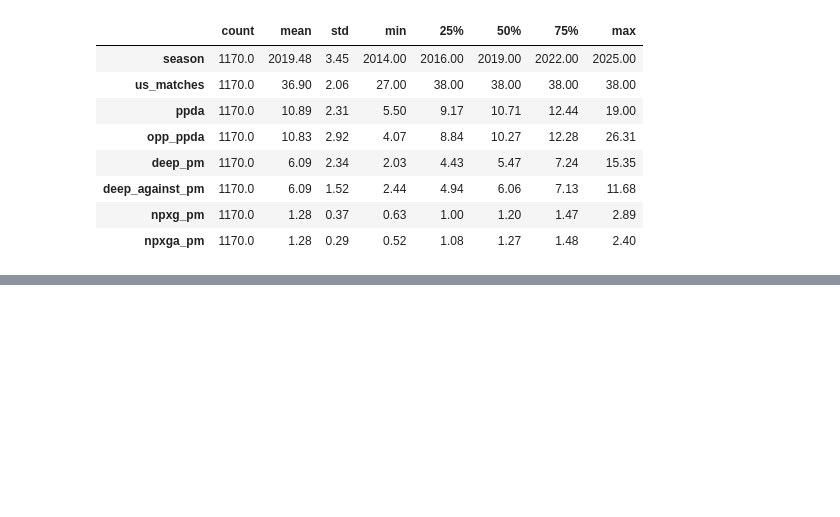
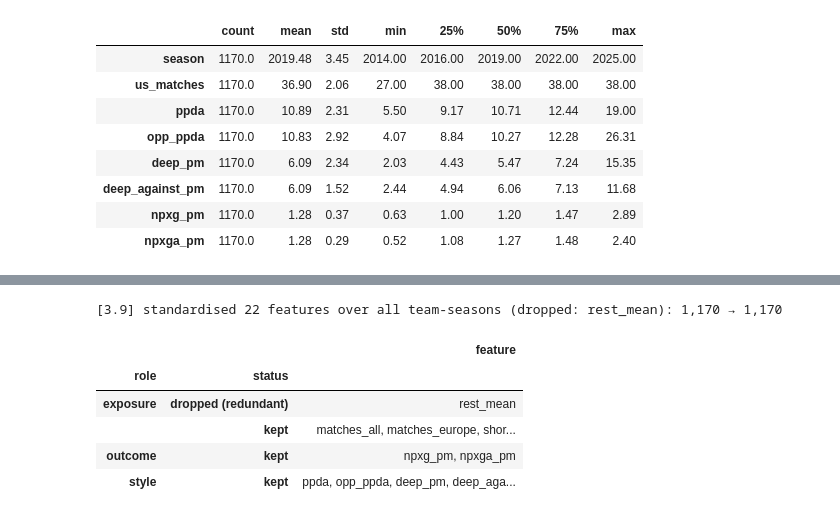
Before and after one commit to Mohammad99Shweiki/football-injuries, a Jupyter notebook: notebooks/03_features.ipynb, the cells around one changed output, grey strips where cells are left out. Cells and saved outputs as stored; diff of their text form; code cells hidden in the pictures; blank space fills up the shorter version.

```diff
--- a/notebooks/03_features.ipynb
+++ b/notebooks/03_features.ipynb
@@ -400,0 +311,25 @@ wrote /Users/mohammadshweiki/Downloads/coding-projects/football-injuries/reports
+# %%
+features = (keys
+            .merge(understat, on=["league", "season", "us_team_id"], how="left")
+            .merge(team_stats, on=["league", "season", "us_team_id"], how="left")
+            .merge(football_data, on=["league", "season", "fd_name"], how="left")
+            .merge(workload, on=["tm_club_id", "season"], how="left")
+            .merge(rotation, on=["tm_club_id", "season"], how="left"))
+FEATURES = {
+    "pressing": ["ppda", "opp_ppda"],
+    "ball progression": ["deep_pm", "deep_against_pm"],
+    "attack type and shape": ["fast_attack_share", "slow_attack_share", "conceded_fast_share", "set_piece_share",
+                              "outside_box_share", "back_three_share"],
+    "physical intensity": ["fouls_pm", "fouled_pm", "cards_pm", "corners_for_pm", "corners_against_pm"],
+    "chance quality": ["npxg_pm", "npxga_pm"],
+    "workload": ["matches_all", "matches_europe", "rest_mean", "short_rest_share", "rest_sd"],
+    "rotation": ["top14_share"],
+}
+ROLE = {"chance quality": "outcome", "workload": "exposure", "rotation": "exposure"}  # every other group: style
+ALL = [f for group in FEATURES.values() for f in group]
+assert len(features) == 1170
+missing = features[ALL].isna().sum()
+assert not missing.any(), missing[missing > 0]
+assert (features.us_matches == features.fd_matches).all()
+log("3.6", "feature groups joined to team-seasons", len(keys), len(features))
+print(len(ALL), "features, none missing;", "league matches agree between Understat and Football-Data")
@@ -400,0 +408,26 @@ wrote /Users/mohammadshweiki/Downloads/coding-projects/football-injuries/reports
+# %%
+# For each redundant pair, the feature to drop (see DECISIONS.md).
+# rest_mean vs short_rest_share (r = -0.90): matches on < 4 days' rest are the congestion measure linked to injury
+# risk (Dupont et al. 2010), and rest_mean is also close to matches_all (r = -0.89).
+DROP = ["rest_mean"]
+unresolved = redundant[~(redundant.feature_a.isin(DROP) | redundant.feature_b.isin(DROP))]
+assert unresolved.empty, f"redundant pairs without a decision: {unresolved[['feature_a', 'feature_b']].values.tolist()}"
+KEEP = [f for f in ALL if f not in DROP]
+z = (features[KEEP] - features[KEEP].mean()) / features[KEEP].std(ddof=0)
+out = features[["league", "season", "season_key", "tm_club_id", "club"] + ALL].join(z.add_prefix("z_"))
+out.to_parquet(OUT_DIR / "team_season_features.parquet", index=False)
+roles = pd.DataFrame([(f, g, ROLE.get(g, "style"), "dropped (redundant)" if f in DROP else "kept")
+                      for g, fs in FEATURES.items() for f in fs], columns=["feature", "group", "role", "status"])
+roles.to_csv(OUT_DIR / "feature_roles.csv", index=False)
+STYLE = roles[(roles.role == "style") & (roles.status == "kept")].feature.tolist()
+log("3.9", f"standardised {len(KEEP)} features over all team-seasons (dropped: {', '.join(DROP) or 'none'})", len(features), len(out))
+assert np.allclose(z.mean(), 0) and np.allclose(z.std(ddof=0), 1)
+roles.groupby(["role", "status"]).feature.apply(", ".join).to_frame()
+# %% [output]
+[3.9] standardised 22 features over all team-seasons (dropped: rest_mean): 1,170 → 1,170
+|  |  | feature |
+| role | status |  |
+| exposure | dropped (redundant) | rest_mean |
+|  | kept | matches_all, matches_europe, shor... |
+| outcome | kept | npxg_pm, npxga_pm |
+| style | kept | ppda, opp_ppda, deep_pm, deep_aga... |
```
Also changed, not shown: parts of 34 cells of this notebook, 13 other files.
